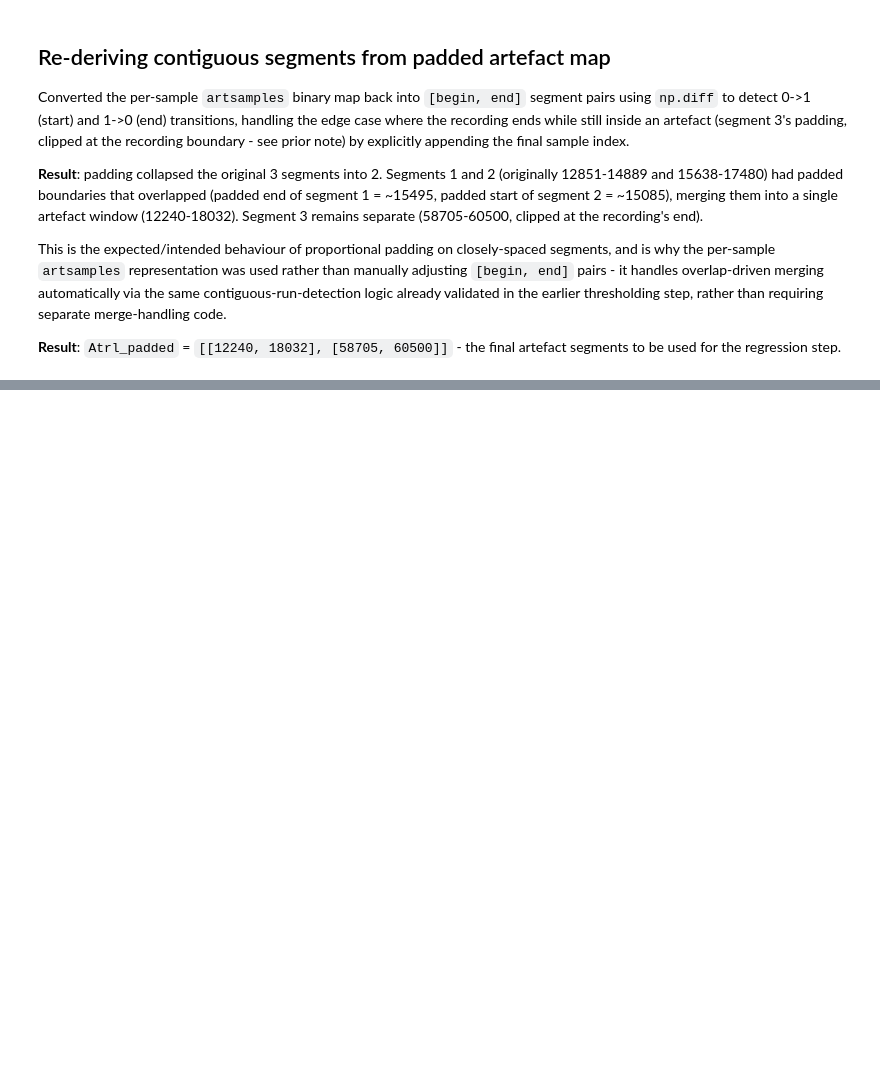
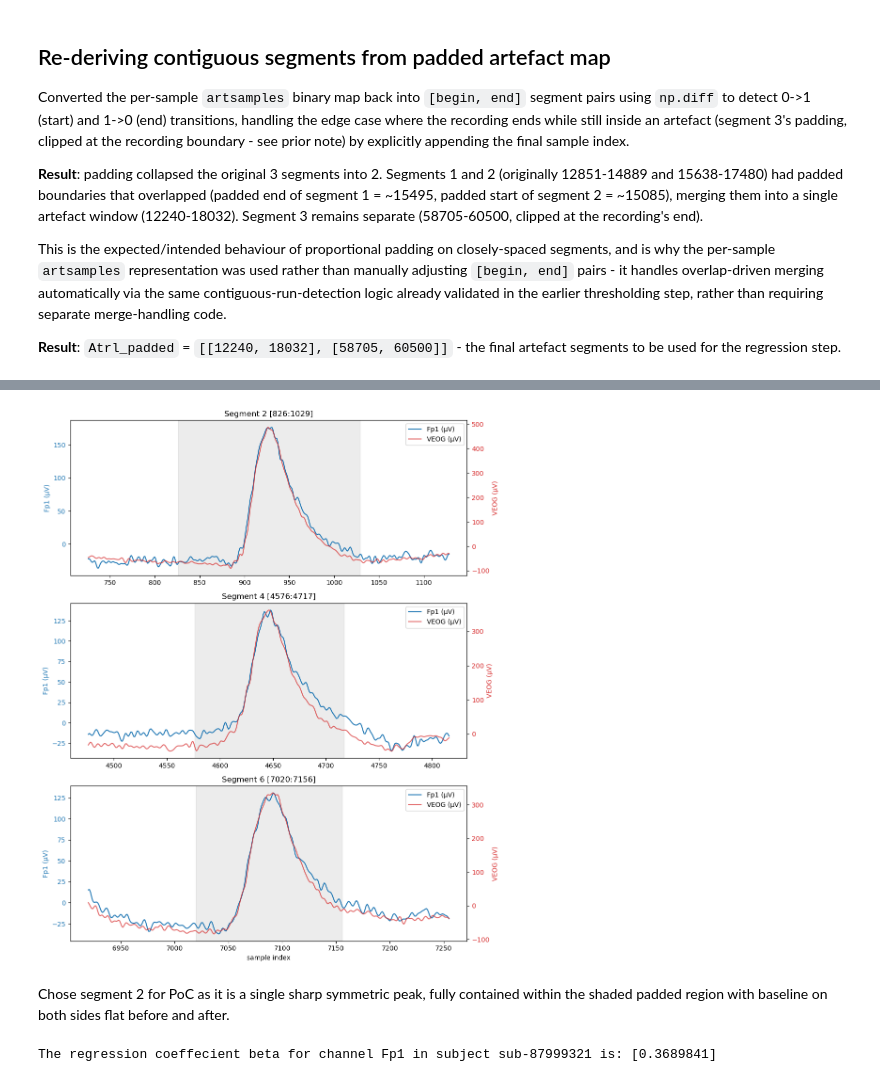
Before and after one commit to romy-weinstock/eeg-rtms-response-prediction, a Jupyter notebook: notebooks/02_preprocessing_pilot.ipynb, the cells around one changed output, grey strips where cells are left out. Cells and saved outputs as stored; diff of their text form; code cells hidden in the pictures; blank space fills up the shorter version.

```diff
--- a/notebooks/02_preprocessing_pilot.ipynb
+++ b/notebooks/02_preprocessing_pilot.ipynb
@@ -615,0 +935,15 @@ This is the expected/intended behaviour of proportional padding on closely-space
+# %%
+## Amplitude-plausibility guard (deviation, see restEC markdown): exclude segments whose
+## peak-to-peak VEOG amplitude is implausible for a genuine blink, before they reach the regression step
+filtereddata_VEOG_EO = raw_pilot_restEO.get_data(picks=['VEOG'])[0] * 1e6
+
+valid_segments_EO, excluded_segments_EO = [], []
+for seg_idx, (start, end) in enumerate(Atrl_padded_EO):
+    p2p = filtereddata_VEOG_EO[start:end].max() - filtereddata_VEOG_EO[start:end].min()
+    print(f"Segment {seg_idx} [{start}:{end}]: peak-to-peak VEOG = {p2p:.1f} µV", end=' ')
+    if p2p > blink_amplitude_threshold_uv:  # reuse threshold defined for restEC
+        print("-> EXCLUDED"); excluded_segments_EO.append((start, end))
+    else:
+        print("-> retained"); valid_segments_EO.append((start, end))
+
+print(f"\n{len(valid_segments_EO)} of {len(Atrl_padded_EO)} segments retained.")
@@ -615,0 +961,62 @@ This is the expected/intended behaviour of proportional padding on closely-space
+# %%
+## Visual check: Fp1 vs VEOG shape for candidate PoC segments (2, 4, 6)
+# Confirms these look like genuine blinks (smooth rise-peak-fall) rather than steps
+
+filtereddata_Fp1_EO = raw_pilot_restEO.get_data(picks=['Fp1'])[0] * 1e6
+
+candidate_segments = {2: (826, 1029), 4: (4576, 4717), 6: (7020, 7156)}
+margin = 100  # extra samples either side, so the segment boundaries are visible in context
+
+fig, axes = plt.subplots(len(candidate_segments), 1, figsize=(10, 4 * len(candidate_segments)))
+
+for ax1, (seg_idx, (start, end)) in zip(axes, candidate_segments.items()):
+    plot_start = max(0, start - margin)
+    plot_end = end + margin
+    x_plot = np.arange(plot_start, plot_end)
+
+    ax1.plot(x_plot, filtereddata_Fp1_EO[plot_start:plot_end], color='tab:blue', label='Fp1 (µV)')
+    ax1.axvspan(start, end, color='grey', alpha=0.15)  # shade the actual flagged segment
+    ax1.set_ylabel('Fp1 (µV)', color='tab:blue')
+    ax1.tick_params(axis='y', labelcolor='tab:blue')
+
+    ax2 = ax1.twinx()
+    ax2.plot(x_plot, filtereddata_VEOG_EO[plot_start:plot_end], color='tab:red', alpha=0.7, label='VEOG (µV)')
+    ax2.set_ylabel('VEOG (µV)', color='tab:red')
+    ax2.tick_params(axis='y', labelcolor='tab:red')
+
+    lines1, labels1 = ax1.get_legend_handles_labels()
+    lines2, labels2 = ax2.get_legend_handles_labels()
+    ax1.legend(lines1 + lines2, labels1 + labels2, loc='upper right')
+    ax1.set_title(f'Segment {seg_idx} [{start}:{end}]')
+
+axes[-1].set_xlabel('sample index')
+fig.tight_layout()
+plt.show()
+# %% [output]
+[figure, added]
+# %% [markdown]
+Chose segment 2 for PoC as it is a single sharp symmetric peak, fully contained within the shaded padded region with baseline on both sides flat before and after.
+# %%
+##Single-channel, single-segment Gratton regression proof-of-concept (PoC)
+
+#Extract channel data
+channel_name_Fp1 = 'Fp1'  # channel for PoC
+channel_name_VEOG = 'VEOG'
+filtereddata_Fp1 = raw_pilot_restEO.get_data(picks=[channel_name_Fp1])[0] * 1e6
+filtereddata_VEOG = raw_pilot_restEO.get_data(picks=[channel_name_VEOG])[0] * 1e6
+#Restrict to segment 2
+segment_2_start = 826
+segment_2_end = 1029
+Fp1_seg2 = filtereddata_Fp1[segment_2_start:segment_2_end]
+VEOG_seg2 = filtereddata_VEOG[segment_2_start:segment_2_end]
+
+##Estimate regression coefficient
+#reshape VEOG data to fit lstsq
+a = VEOG_seg2.reshape(-1,1)
+b = Fp1_seg2
+
+x, residuals, rank, s = np.linalg.lstsq(a, b, rcond=None)
+beta = x
+print(f'The regression coeffecient beta for channel Fp1 in subject {pilot_subject_id} is: {beta}')
+# %% [output]
+The regression coeffecient beta for channel Fp1 in subject sub-87999321 is: [0.3689841]
```
Also changed, not shown: parts of 21 cells of this notebook, 1 other file.
